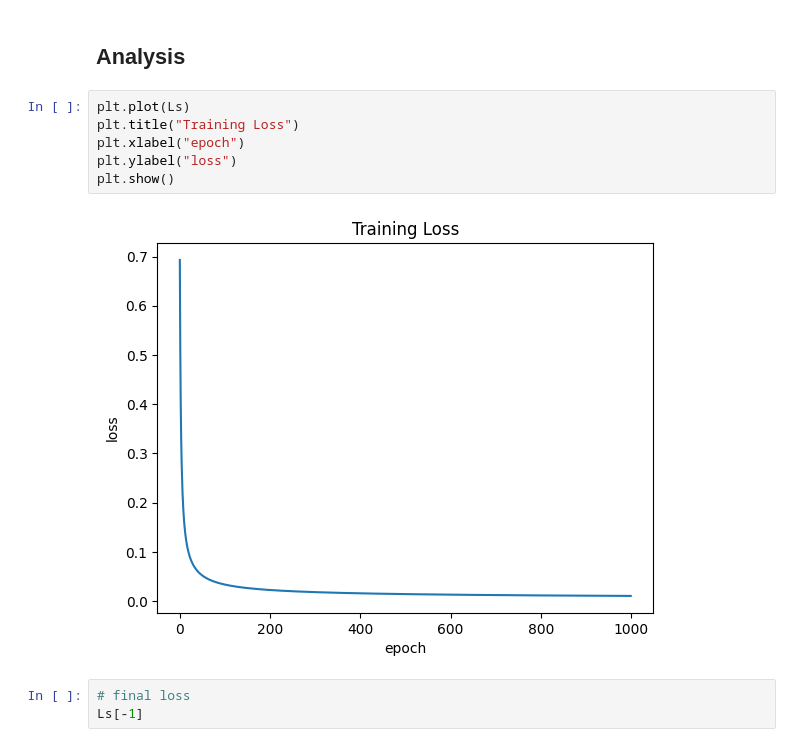
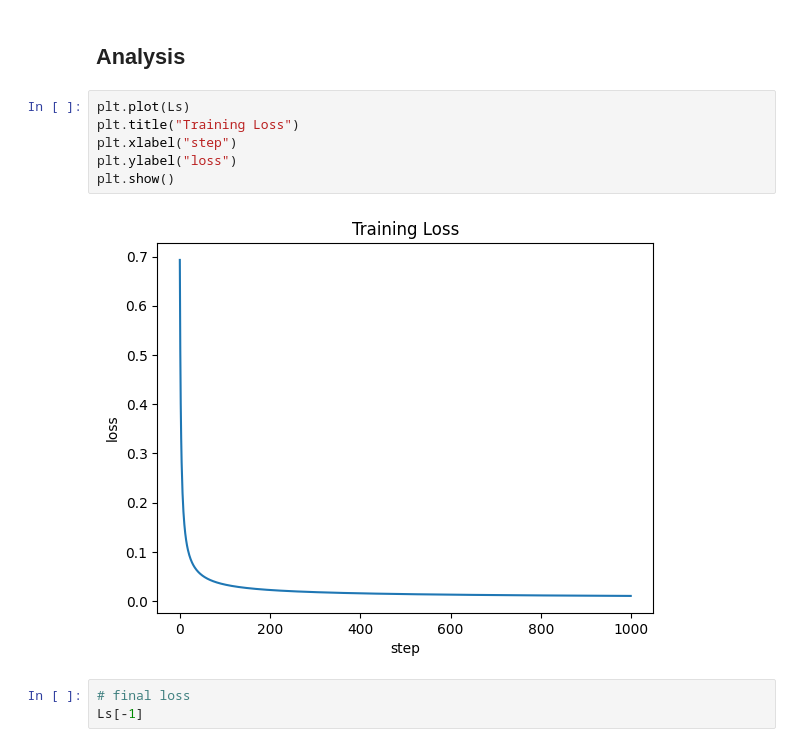
Before and after one commit to wadamiru/manual-ml, a Jupyter notebook: projects/linear-classification/notebooks/manual.ipynb, the cells around one changed output. Cells and saved outputs as stored; diff of their text form.

Commit message:
minor tweak: wording changed for loss curve visualisation

```diff
--- a/projects/linear-classification/notebooks/manual.ipynb
+++ b/projects/linear-classification/notebooks/manual.ipynb
@@ -121,11 +121,11 @@ w,b,Ls = train(x,y)
 # %%
 plt.plot(Ls)
 plt.title("Training Loss")
-plt.xlabel("epoch")
+plt.xlabel("step")
 plt.ylabel("loss")
 plt.show()
 # %% [output]
-[figure, old version]
+[figure, new version]
 # %%
 # final loss
 Ls[-1]
```
